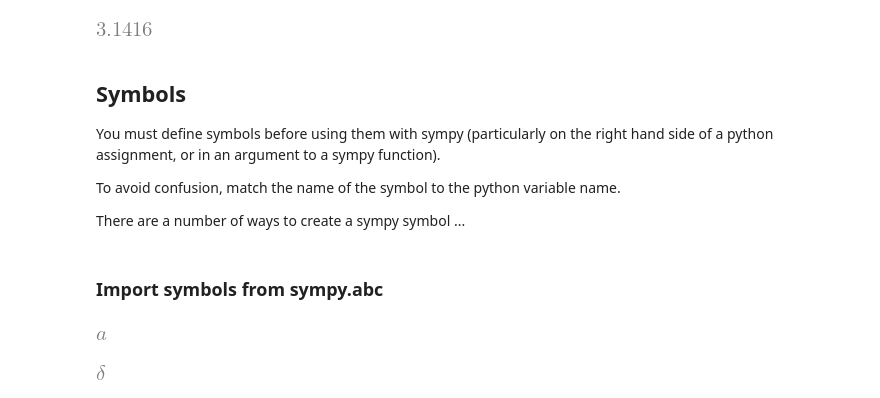
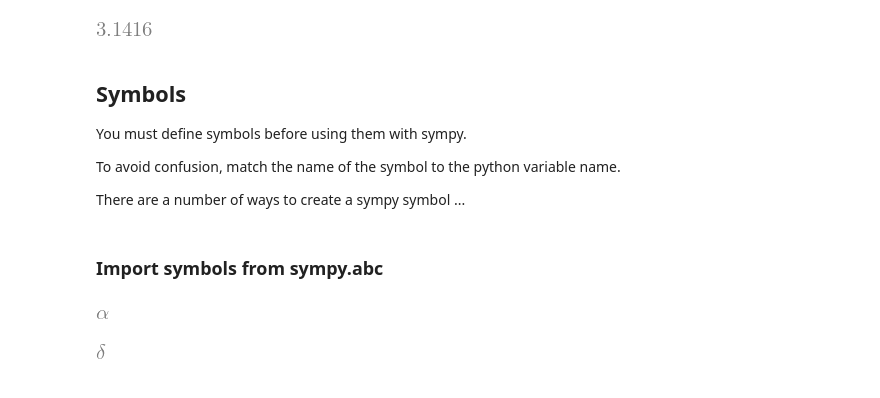
Before and after one commit to bpalmer4/code-snippets, a Jupyter notebook: notebooks/Introduction to sympy.ipynb, the cells around one changed output. Saved outputs shown, nothing was run; the diff lists cells and outputs as text; code cells hidden in the pictures.

Commit message:
Updates on sympy introduction

```diff
--- a/notebooks/Introduction to sympy.ipynb
+++ b/notebooks/Introduction to sympy.ipynb
@@ -151,7 +170,7 @@ sp.pi.evalf(5) # evaluate to a python floating with n decimal places
 # %% [markdown]
 ## Symbols
 
-You must define symbols before using them with sympy (particularly on the right hand side of a python assignment, or in an argument to a sympy function).
+You must define symbols before using them with sympy.
 
 To avoid confusion, match the name of the symbol to the python variable name.
 
@@ -161,9 +180,9 @@ There are a number of ways to create a sympy symbol ...
 # %%
 # The quick and easy way to get English and Greek letter names
 from sympy.abc import a, b, c, x, n, alpha, beta, gamma, delta
-a
+alpha
 # %% [output]
-[figure, old version]
+[figure, new version]
 # %%
 delta
 # %% [output]
```
Also changed, not shown: parts of 65 cells of this notebook.
